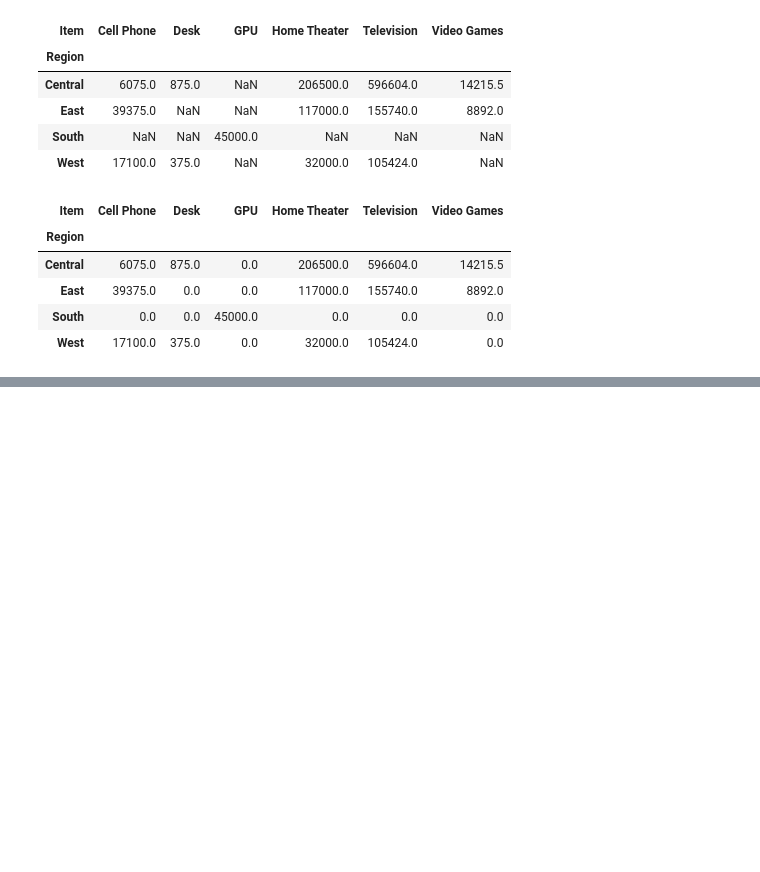
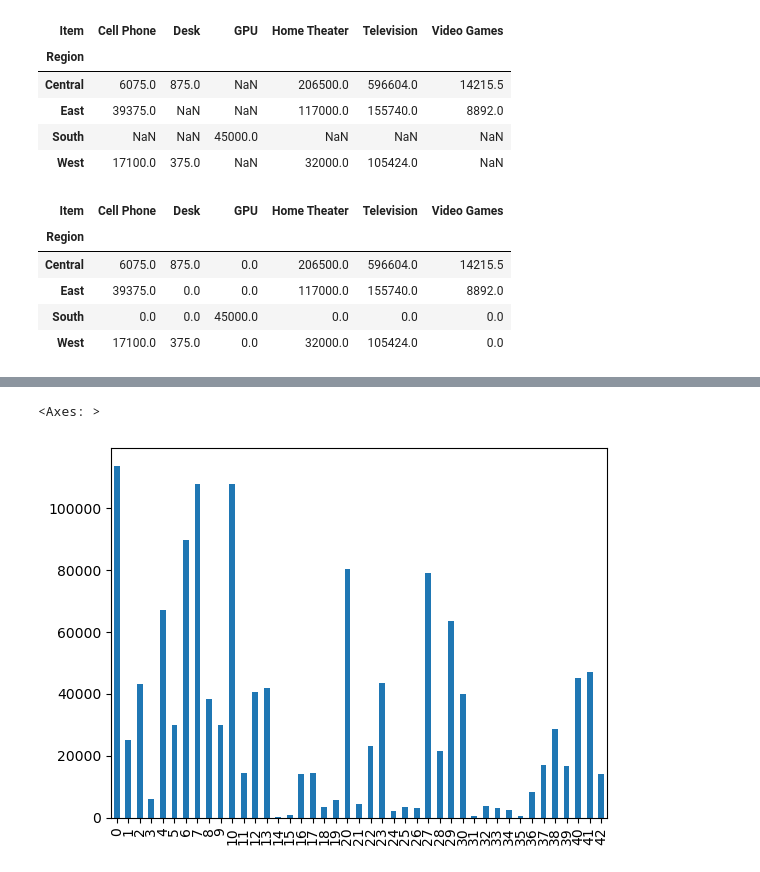
Before and after one commit to KaziRifatMorshed/LearningDataScience, a Jupyter notebook: DataExplorationWithPandas/ExploreSalesData.ipynb, the cells around one changed output, grey strips where cells are left out. Drawn from its saved outputs; the diff is of its cells as text; code cells hidden in the pictures; blank space fills up the shorter version.

```diff
--- a/DataExplorationWithPandas/ExploreSalesData.ipynb
+++ b/DataExplorationWithPandas/ExploreSalesData.ipynb
@@ -323,0 +381,5 @@ df.pivot_table(values='Sale_amt', index='Region', columns='Item', aggfunc='sum',
+# %%
+df['Sale_amt'].plot(kind='bar')
+# %% [output]
+<Axes: >
+[figure, added]
```
Also changed, not shown: parts of 23 cells of this notebook, 6 other files.
